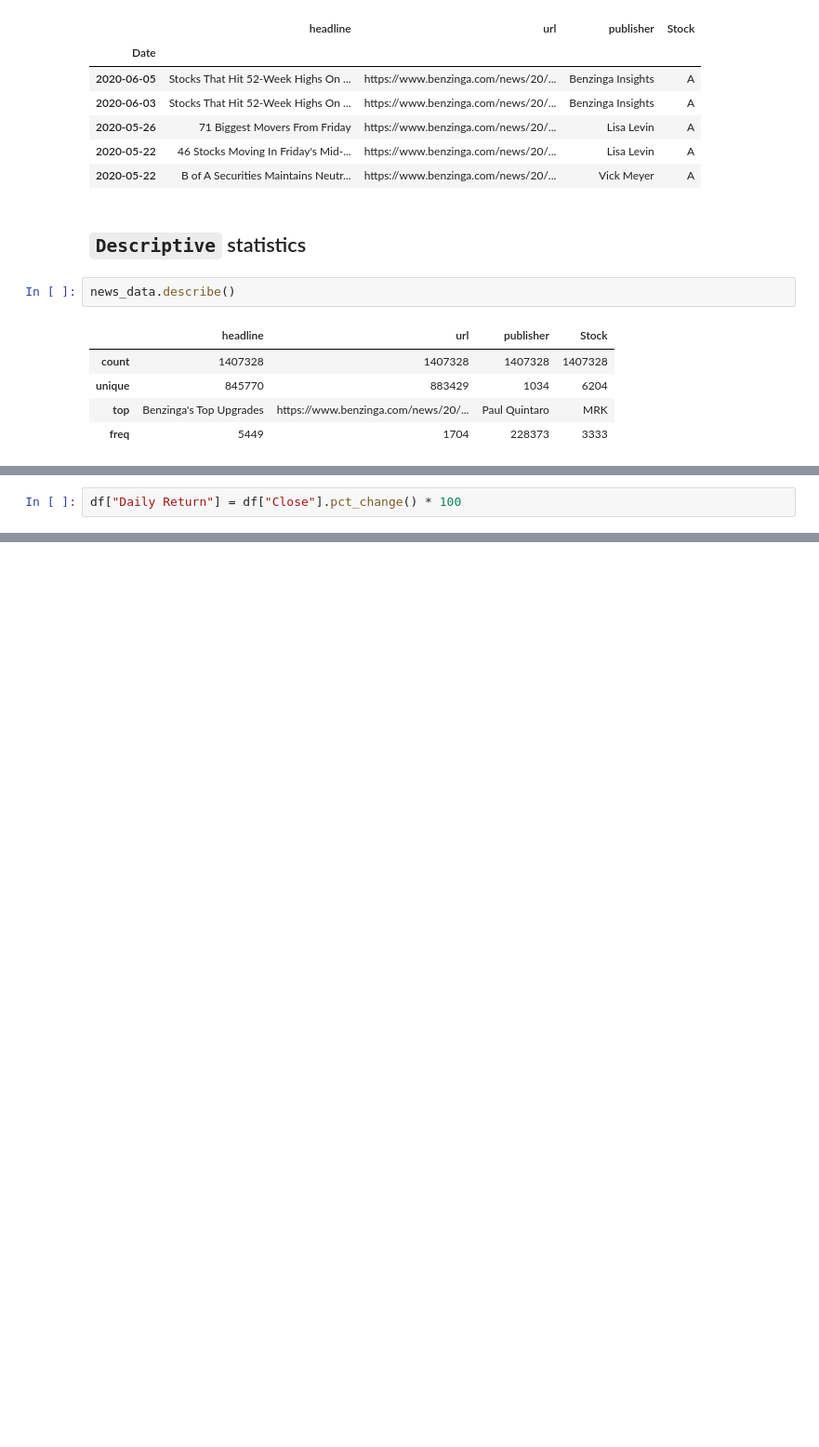
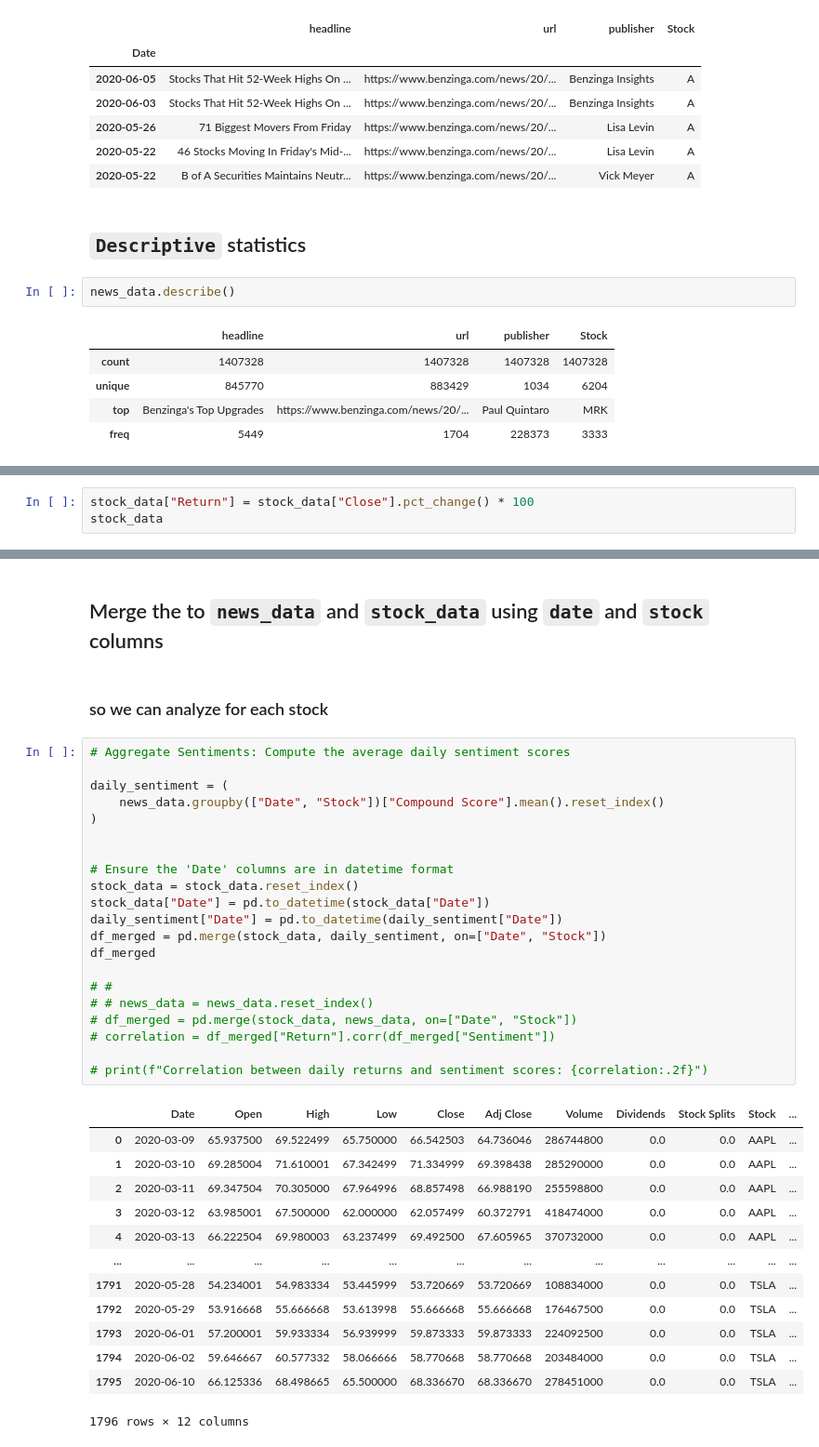
Before and after one commit to J0-Y0/stock_market_data_analysis, a Jupyter notebook: notebooks/news_and_stock_reation.ipynb, the cells around one changed output, grey strips where cells are left out. Shown at 93% size. Cells and saved outputs as stored; diff of their text form; blank space fills up the shorter version.

```diff
--- a/notebooks/news_and_stock_reation.ipynb
+++ b/notebooks/news_and_stock_reation.ipynb
@@ -76,2 +74,3 @@ news_data.head()
 # %%
-df["Daily Return"] = df["Close"].pct_change() * 100
+stock_data["Return"] = stock_data["Close"].pct_change() * 100
+stock_data
@@ -77,0 +92,39 @@ df["Daily Return"] = df["Close"].pct_change() * 100
+# %% [markdown]
+## Merge the to `news_data` and `stock_data` using `date` and `stock` columns
+# %% [markdown]
+###  so we can analyze for each stock
+# %%
+# Aggregate Sentiments: Compute the average daily sentiment scores
+
+daily_sentiment = (
+    news_data.groupby(["Date", "Stock"])["Compound Score"].mean().reset_index()
+)
+
+
+# Ensure the 'Date' columns are in datetime format
+stock_data = stock_data.reset_index()
+stock_data["Date"] = pd.to_datetime(stock_data["Date"])
+daily_sentiment["Date"] = pd.to_datetime(daily_sentiment["Date"])
+df_merged = pd.merge(stock_data, daily_sentiment, on=["Date", "Stock"])
+df_merged
+
+# #
+# # news_data = news_data.reset_index()
+# df_merged = pd.merge(stock_data, news_data, on=["Date", "Stock"])
+# correlation = df_merged["Return"].corr(df_merged["Sentiment"])
+
+# print(f"Correlation between daily returns and sentiment scores: {correlation:.2f}")
+# %% [output]
+|  | Date | Open | High | Low | Close | Adj Close | Volume | Dividends | Stock Splits | Stock | ... |
+| 0 | 2020-03-09 | 65.937500 | 69.522499 | 65.750000 | 66.542503 | 64.736046 | 286744800 | 0.0 | 0.0 | AAPL | ... |
+| 1 | 2020-03-10 | 69.285004 | 71.610001 | 67.342499 | 71.334999 | 69.398438 | 285290000 | 0.0 | 0.0 | AAPL | ... |
+| 2 | 2020-03-11 | 69.347504 | 70.305000 | 67.964996 | 68.857498 | 66.988190 | 255598800 | 0.0 | 0.0 | AAPL | ... |
+| 3 | 2020-03-12 | 63.985001 | 67.500000 | 62.000000 | 62.057499 | 60.372791 | 418474000 | 0.0 | 0.0 | AAPL | ... |
+| 4 | 2020-03-13 | 66.222504 | 69.980003 | 63.237499 | 69.492500 | 67.605965 | 370732000 | 0.0 | 0.0 | AAPL | ... |
+| ... | ... | ... | ... | ... | ... | ... | ... | ... | ... | ... | ... |
+| 1791 | 2020-05-28 | 54.234001 | 54.983334 | 53.445999 | 53.720669 | 53.720669 | 108834000 | 0.0 | 0.0 | TSLA | ... |
+| 1792 | 2020-05-29 | 53.916668 | 55.666668 | 53.613998 | 55.666668 | 55.666668 | 176467500 | 0.0 | 0.0 | TSLA | ... |
+| 1793 | 2020-06-01 | 57.200001 | 59.933334 | 56.939999 | 59.873333 | 59.873333 | 224092500 | 0.0 | 0.0 | TSLA | ... |
+| 1794 | 2020-06-02 | 59.646667 | 60.577332 | 58.066666 | 58.770668 | 58.770668 | 203484000 | 0.0 | 0.0 | TSLA | ... |
+| 1795 | 2020-06-10 | 66.125336 | 68.498665 | 65.500000 | 68.336670 | 68.336670 | 278451000 | 0.0 | 0.0 | TSLA | ... |
+1796 rows × 12 columns
```
Also changed, not shown: parts of 8 cells of this notebook, 3 other files.
